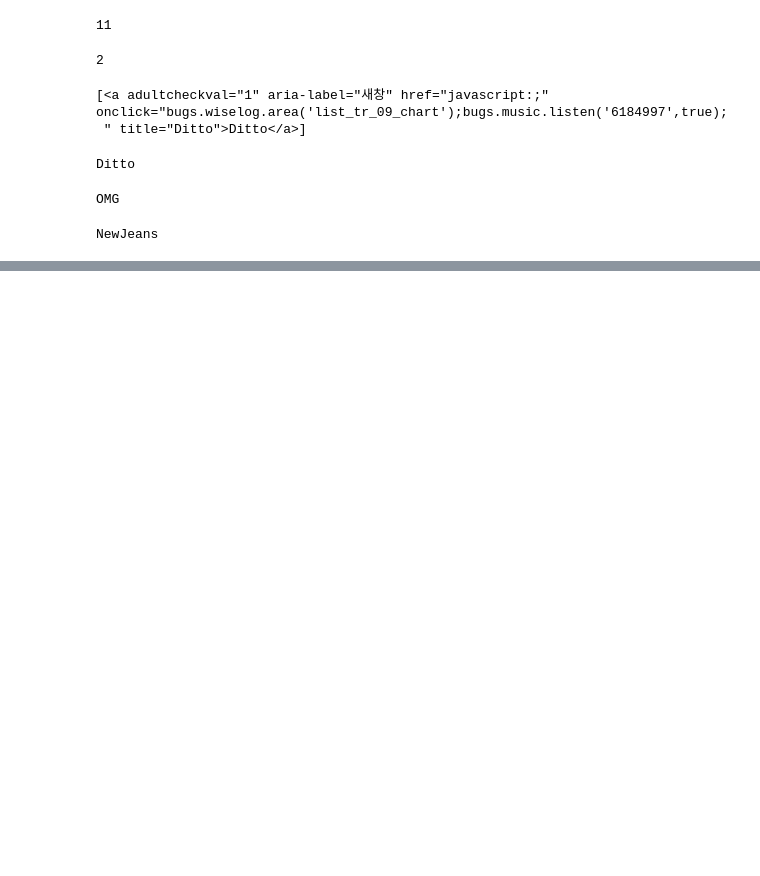
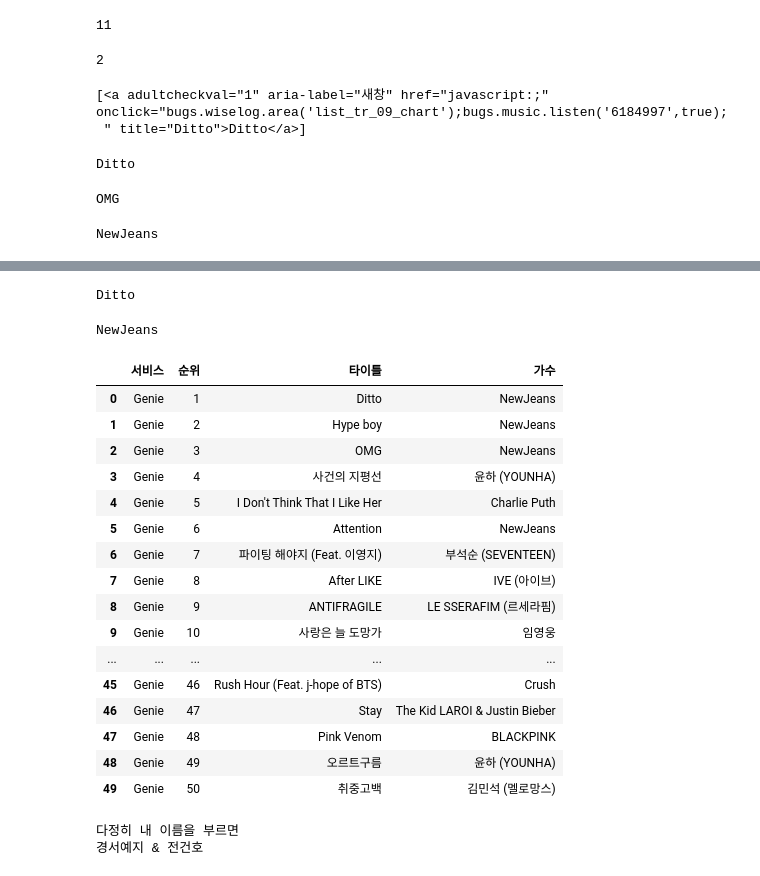
Before and after one commit to GwonDooHyeon/python, a Jupyter notebook: Crawling/day01.ipynb, the cells around one changed output, grey strips where cells are left out. Cells and saved outputs as stored; diff of their text form; code cells hidden in the pictures; blank space fills up the shorter version.

```diff
--- a/Crawling/day01.ipynb
+++ b/Crawling/day01.ipynb
@@ -155,0 +218,15 @@ ModuleNotFoundError: No module named 'openpyxl'
+# %%
+song_data = []
+rank = 1
+
+for song in songs:
+
+    title = song.select('.rank01 > span > a')[0].text
+    singer = song.select('.rank02 > span > a')[0].text
+
+    song_data.append(['Melon', rank, title, singer])
+    rank += 1
+
+import pandas as pd
+df = pd.DataFrame(song_data, columns = ['서비스', '순위', '타이틀', '가수'])
+df
@@ -155,0 +249,10 @@ ModuleNotFoundError: No module named 'openpyxl'
+# %%
+## 지니 인기차트 가져오기 1 ~ 50위
+
+from selenium import webdriver # 위에서 requests랑은 다른 것
+
+driver = webdriver.Chrome('chromedriver.exe')
+driver.get("https://www.genie.co.kr/chart/top200?ditc=D&ymd=20230227&hh=16&rtm=Y&pg=1")
+
+txt = driver.page_source
+html = bs(txt)
@@ -155,0 +265,5 @@ ModuleNotFoundError: No module named 'openpyxl'
+# %%
+songs = html.select('tbody > tr')
+# %%
+song = songs[0]
+print(song)
@@ -155,0 +288,41 @@ ModuleNotFoundError: No module named 'openpyxl'
+# %%
+print(song.select('.info > a.title.ellipsis')[0].text.strip())
+# %% [output]
+Ditto
+# %%
+print(song.select('.info > a.artist.ellipsis')[0].text)
+# %% [output]
+NewJeans
+# %%
+song_data = []
+rank = 1
+
+for song in songs:
+
+    title = song.select('.info > a.title.ellipsis')[0].text.strip()
+    singer = song.select('.info > a.artist.ellipsis')[0].text
+
+    song_data.append(['Genie', rank, title, singer])
+    rank += 1
+
+import pandas as pd
+df = pd.DataFrame(song_data, columns = ['서비스', '순위', '타이틀', '가수'])
+df
+# %% [output]
+|  | 서비스 | 순위 | 타이틀 | 가수 |
+| 0 | Genie | 1 | Ditto | NewJeans |
+| 1 | Genie | 2 | Hype boy | NewJeans |
+| 2 | Genie | 3 | OMG | NewJeans |
+| 3 | Genie | 4 | 사건의 지평선 | 윤하 (YOUNHA) |
+| 4 | Genie | 5 | I Don't Think That I Like Her | Charlie Puth |
+| 5 | Genie | 6 | Attention | NewJeans |
+| 6 | Genie | 7 | 파이팅 해야지 (Feat. 이영지) | 부석순 (SEVENTEEN) |
+| 7 | Genie | 8 | After LIKE | IVE (아이브) |
+| 8 | Genie | 9 | ANTIFRAGILE | LE SSERAFIM (르세라핌) |
+| 9 | Genie | 10 | 사랑은 늘 도망가 | 임영웅 |
+| ... | ... | ... | ... | ... |
+| 45 | Genie | 46 | Rush Hour (Feat. j-hope of BTS) | Crush |
+| 46 | Genie | 47 | Stay | The Kid LAROI & Justin Bieber |
+| 47 | Genie | 48 | Pink Venom | BLACKPINK |
+| 48 | Genie | 49 | 오르트구름 | 윤하 (YOUNHA) |
+| 49 | Genie | 50 | 취중고백 | 김민석 (멜로망스) |
@@ -155,0 +339,8 @@ ModuleNotFoundError: No module named 'openpyxl'
+# %%
+songs = html.select('tbody > tr')
+song = songs[0]
+print(song.select('.info > a.title.ellipsis')[0].text.strip())
+print(song.select('.info > a.artist.ellipsis')[0].text)
+# %% [output]
+다정히 내 이름을 부르면
+경서예지 & 전건호
```
Also changed, not shown: parts of 22 cells of this notebook, 2 other files.
